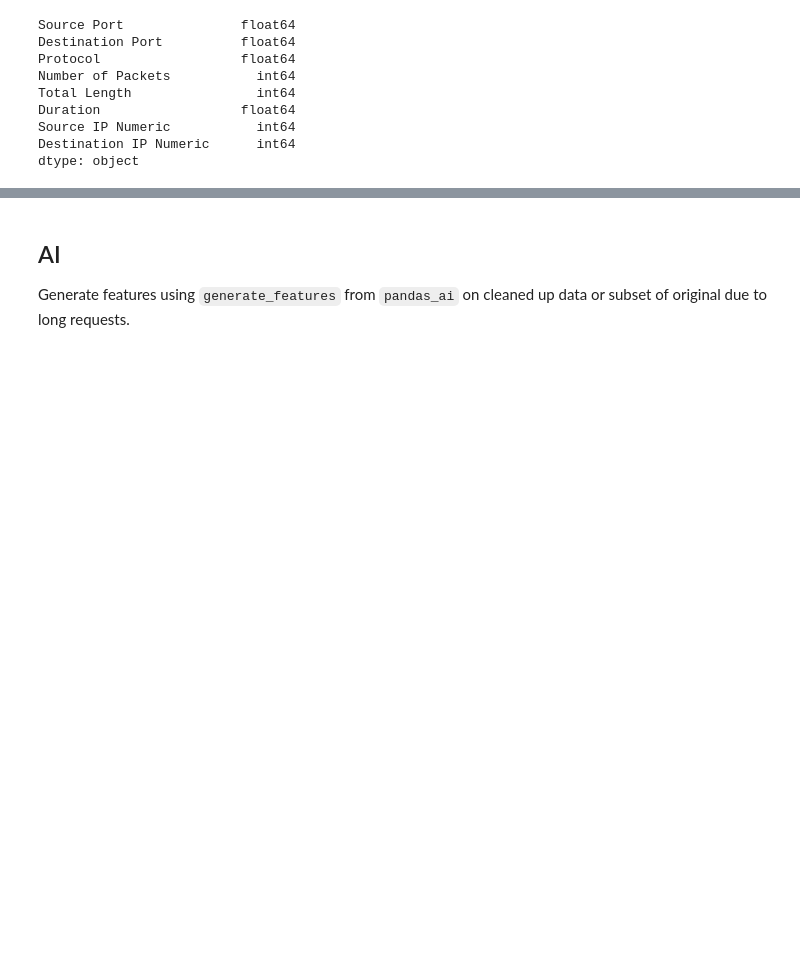
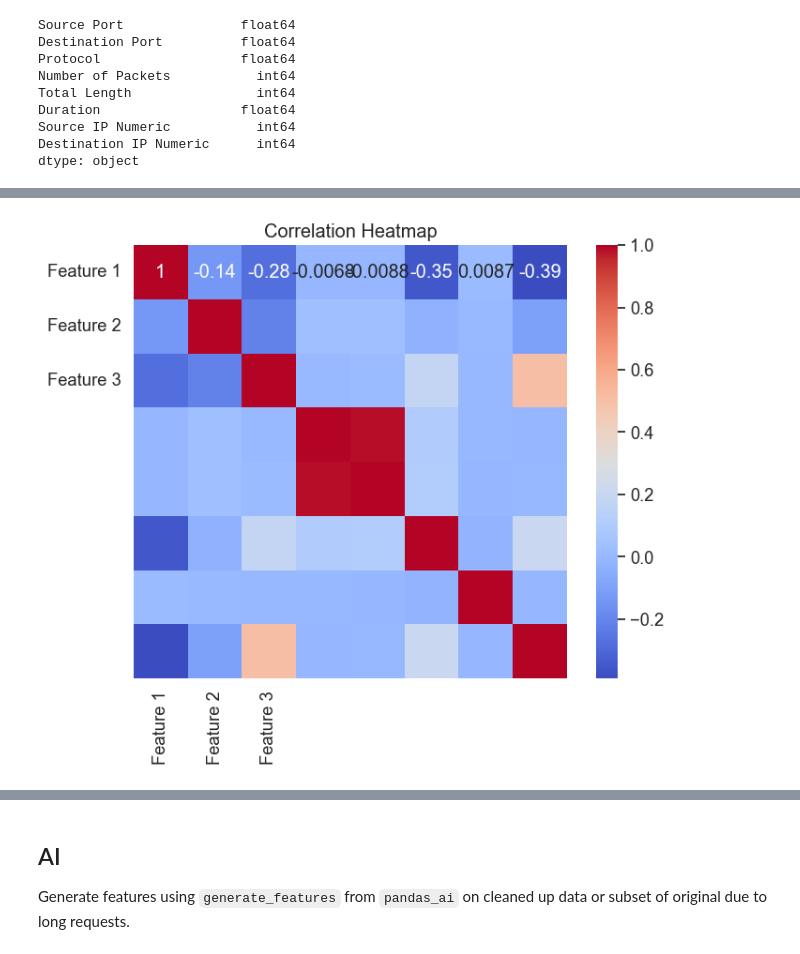
Before and after one commit to mundruid/bsides-augusta-2023, a Jupyter notebook: bsides_aug.ipynb, the cells around one changed output, grey strips where cells are left out. Saved outputs shown, nothing was run; the diff lists cells and outputs as text; code cells hidden in the pictures; blank space fills up the shorter version.

```diff
--- a/bsides_aug.ipynb
+++ b/bsides_aug.ipynb
@@ -450,0 +442,3 @@ dtype: object
+# %%
+mirai_correlation_matrix = mirai_stream_df_numeric.corr()
+mirai_correlation_matrix
@@ -450,0 +468,17 @@ dtype: object
+# %%
+# Create a heatmap
+def correlation_heatmap(correlation_matrix):
+    plt.figure(figsize=(8, 6))  # Adjust the figure size as needed
+    sns.set(font_scale=1.2)    # Adjust the font size as needed
+
+    # Customize the heatmap
+    sns.heatmap(correlation_matrix, annot=True, cmap="coolwarm", square=True,
+                xticklabels=["Feature 1", "Feature 2", "Feature 3"],
+                yticklabels=["Feature 1", "Feature 2", "Feature 3"])
+
+    plt.title("Correlation Heatmap")
+    plt.show()
+# %%
+correlation_heatmap(mirai_correlation_matrix)
+# %% [output]
+[figure, added]
```
Also changed, not shown: parts of 105 cells of this notebook.
